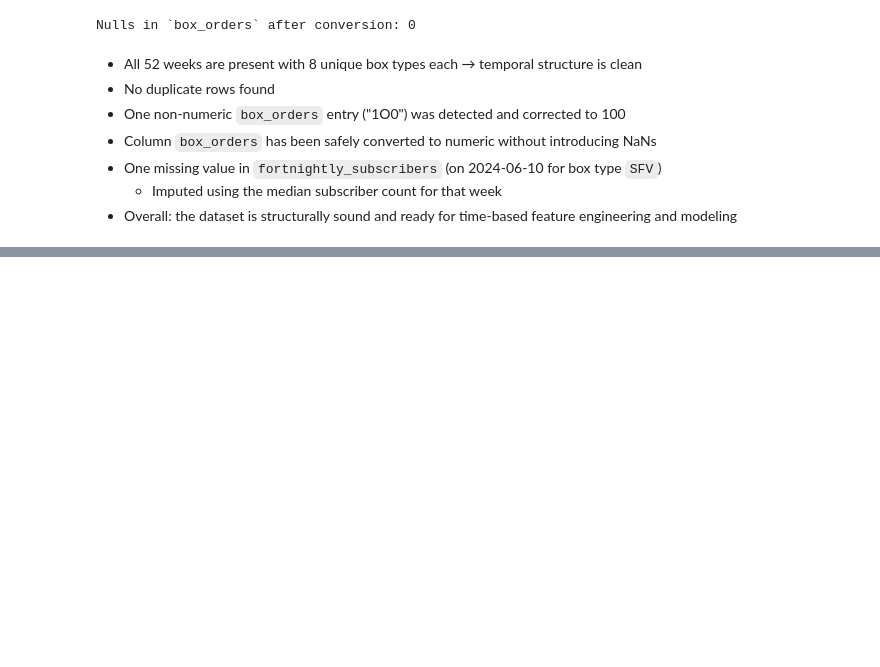
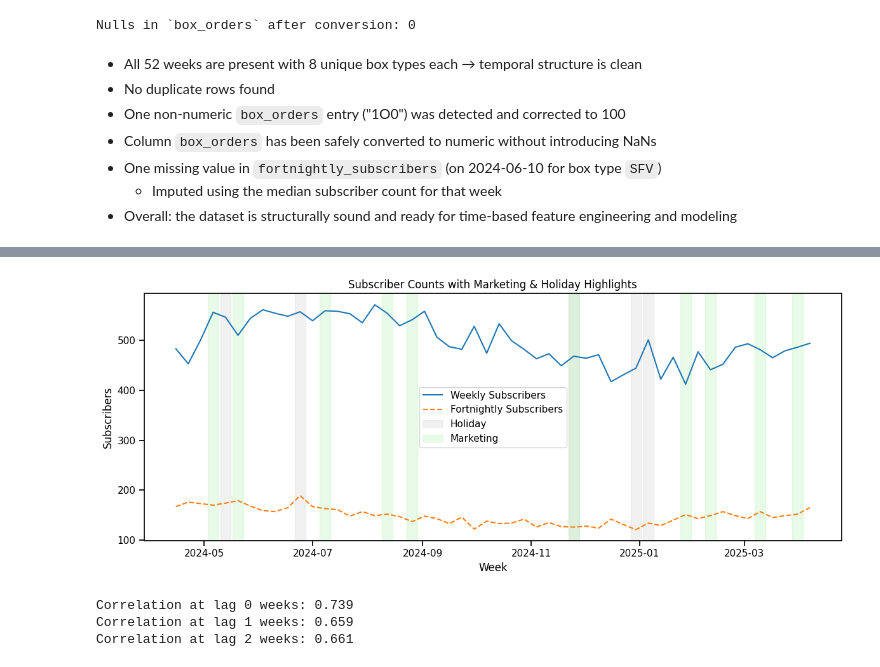
Before and after one commit to TheNerdyCat/ml-oddbox-forecasting, a Jupyter notebook: notebooks/01_eda.ipynb, the cells around one changed output, grey strips where cells are left out. Saved outputs shown, nothing was run; the diff lists cells and outputs as text; code cells hidden in the pictures; blank space fills up the shorter version.

```diff
--- a/notebooks/01_eda.ipynb
+++ b/notebooks/01_eda.ipynb
@@ -215,0 +293,49 @@ df_clean["fortnightly_subscribers"] = df_clean["fortnightly_subscribers"].fillna
+# %%
+# Plot subscriber counts over time with holiday and marketing week overlays
+event_flags = df_clean.groupby("week")[["holiday_week", "is_marketing_week"]].max().reset_index()
+subscribers_with_flags = pd.merge(weekly_subs, event_flags, on="week")
+
+plt.figure(figsize=(12, 5))
+
+# Line plots
+plt.plot(subscribers_with_flags["week"], subscribers_with_flags["weekly_subscribers"], label="Weekly Subscribers", color="tab:blue")
+plt.plot(subscribers_with_flags["week"], subscribers_with_flags["fortnightly_subscribers"], label="Fortnightly Subscribers", linestyle="--", color="tab:orange")
+
+# Shading holiday weeks
+for _, row in subscribers_with_flags[subscribers_with_flags["holiday_week"]].iterrows():
+    plt.axvspan(row["week"] - pd.Timedelta(days=3), row["week"] + pd.Timedelta(days=3), color='lightgrey', alpha=0.3)
+
+# Shading marketing weeks
+for _, row in subscribers_with_flags[subscribers_with_flags["is_marketing_week"]].iterrows():
+    plt.axvspan(row["week"] - pd.Timedelta(days=3), row["week"] + pd.Timedelta(days=3), color='lightgreen', alpha=0.2)
+
+# Create custom legend handles for shaded regions
+holiday_patch = mpatches.Patch(color='lightgrey', alpha=0.3, label='Holiday')
+marketing_patch = mpatches.Patch(color='lightgreen', alpha=0.2, label='Marketing')
+
+# Add full legend
+plt.legend(handles=[
+    plt.Line2D([], [], label="Weekly Subscribers", color="tab:blue"),
+    plt.Line2D([], [], label="Fortnightly Subscribers", linestyle="--", color="tab:orange"),
+    holiday_patch,
+    marketing_patch
+])
+
+plt.title("Subscriber Counts with Marketing & Holiday Highlights")
+plt.xlabel("Week")
+plt.ylabel("Subscribers")
+plt.tight_layout()
+plt.show()
+# %% [output]
+[figure, added]
+# %%
+# Check how subscriber count correlates with box orders at different lags
+# Helps determine whether subscriber changes influence box demand immediately (lag=0) or with a delay of 1–2 weeks
+for lag in [0, 1, 2]:
+    shifted = merged["weekly_subscribers"].shift(lag)
+    corr = merged["total_box_orders"].corr(shifted)
+    print(f"Correlation at lag {lag} weeks: {corr:.3f}")
+# %% [output]
+Correlation at lag 0 weeks: 0.739
+Correlation at lag 1 weeks: 0.659
+Correlation at lag 2 weeks: 0.661
```
Also changed, not shown: parts of 7 cells of this notebook.
